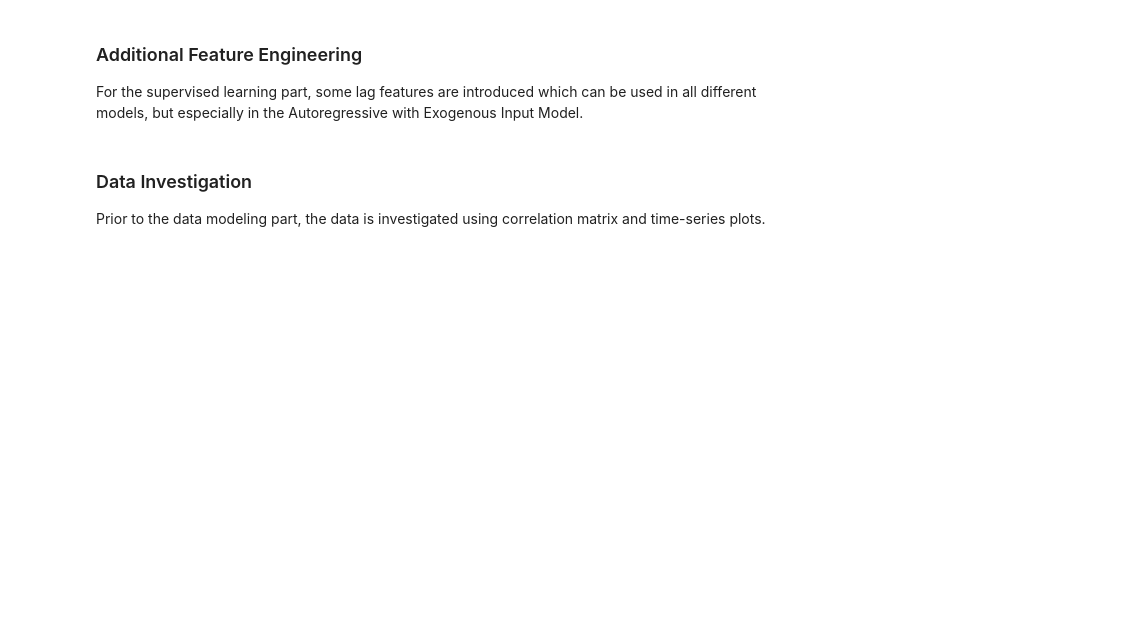
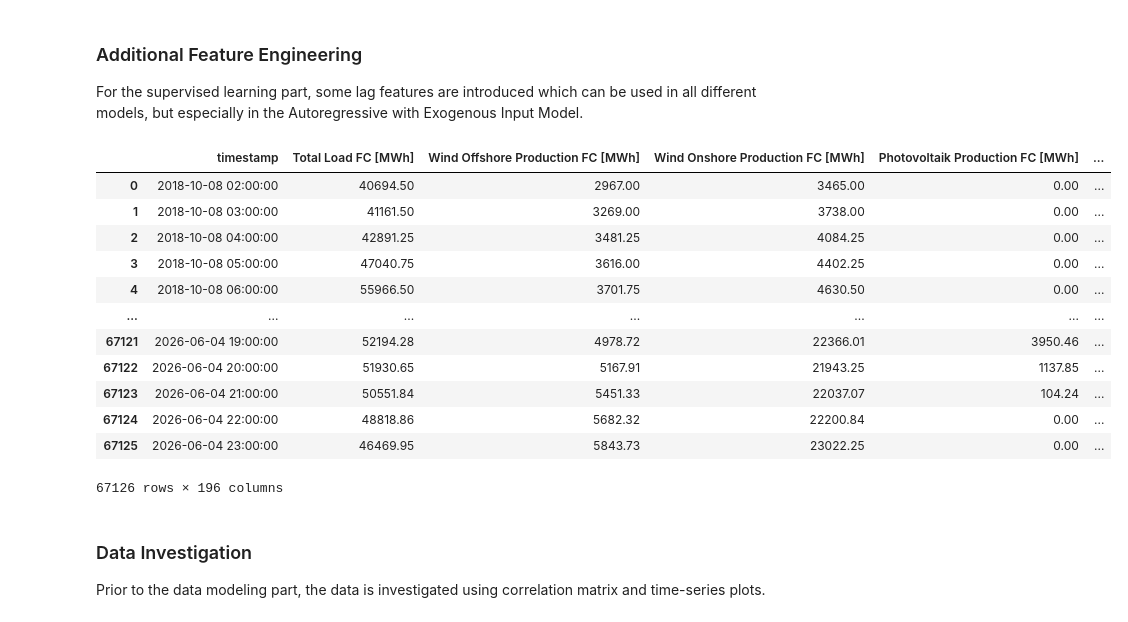
Before and after one commit to TimSchmale/dai-mission-group-T, a Jupyter notebook: notebook.ipynb, the cells around one changed output. Saved outputs shown, nothing was run; the diff lists cells and outputs as text; code cells hidden in the pictures; blank space fills up the shorter version.

```diff
--- a/notebook.ipynb
+++ b/notebook.ipynb
@@ -552,47 +632,69 @@ Take-Away:
 
 For the supervised learning part, some lag features are introduced which can be used in all different models, but especially in the Autoregressive with Exogenous Input Model.
 # %%
-# set column names for easier access
+# set column names
 timestamp_col = "timestamp"
 target_col = "Stabilized Day Ahead Price [EUR/MWh]"
 
-# prepare timestamp and sort data chronologically
+# prepare timestamp and sort
 df[timestamp_col] = pd.to_datetime(df[timestamp_col])
 df = df.sort_values(timestamp_col).reset_index(drop=True)
 
-# create lag features for the target variable (last 7 days = 7*24 hours)
-for t in range(1, 7 * 24 + 1):
-    df[f"h-{t}"] = df[target_col].shift(t)
-
-df["date"] = df[timestamp_col].dt.floor("D")
-
-# max and min of the target variable for each day (for the last 7 days)
-daily_stats = (
-    df.groupby("date")[target_col]
-    .agg(
-        daily_min="min",
-        daily_max="max"
-    )
-    .reset_index()
+# create hourly lag features (last 7 days)
+max_lag = 7 * 24
+lag_df = pd.concat(
+    {f"h-{t}": df[target_col].shift(t) for t in range(1, max_lag + 1)},
+    axis=1
 )
 
-# merge
-for d in range(1, 8):
-    temp = daily_stats.copy()
+# base df with lags
+df_base = pd.concat([df, lag_df], axis=1)
 
-    # shift date by d days to merge with the main df
-    temp["date"] = temp["date"] + pd.Timedelta(days=d)
+# extract date
+df_base["date"] = df_base[timestamp_col].dt.floor("D")
 
-    temp = temp.rename(columns={
-        "daily_min": f"min_d-{d}",
-        "daily_max": f"max_d-{d}"
-    })
+# daily min/max
+daily_stats = (
+    df_base.groupby("date")[target_col]
+    .agg(daily_min="min", daily_max="max")
+)
 
-    df = df.merge(temp, on="date", how="left")
+# shift daily stats (1–7 days)
+df_daily = pd.concat(
+    {
+        f"min_d-{d}": daily_stats["daily_min"].shift(d)
+        for d in range(1, 8)
+    }
+    |
+    {
+        f"max_d-{d}": daily_stats["daily_max"].shift(d)
+        for d in range(1, 8)
+    },
+    axis=1
+)
 
-# drop helper date column and rows with NaN values (first 7 days)
-df = df.drop(columns=["date"])
-df = df.dropna().reset_index(drop=True)
+# merge daily features
+df_final = df_base.merge(df_daily, left_on="date", right_index=True, how="left")
+
+# cleanup
+df_final = df_final.drop(columns=["date"])
+df_final = df_final.dropna().reset_index(drop=True)
+
+df_final
+# %% [output]
+|  | timestamp | Total Load FC [MWh] | Wind Offshore Production FC [MWh] | Wind Onshore Production FC [MWh] | Photovoltaik Production FC [MWh] | ... |
+| 0 | 2018-10-08 02:00:00 | 40694.50 | 2967.00 | 3465.00 | 0.00 | ... |
+| 1 | 2018-10-08 03:00:00 | 41161.50 | 3269.00 | 3738.00 | 0.00 | ... |
+| 2 | 2018-10-08 04:00:00 | 42891.25 | 3481.25 | 4084.25 | 0.00 | ... |
+| 3 | 2018-10-08 05:00:00 | 47040.75 | 3616.00 | 4402.25 | 0.00 | ... |
+| 4 | 2018-10-08 06:00:00 | 55966.50 | 3701.75 | 4630.50 | 0.00 | ... |
+| ... | ... | ... | ... | ... | ... | ... |
+| 67121 | 2026-06-04 19:00:00 | 52194.28 | 4978.72 | 22366.01 | 3950.46 | ... |
+| 67122 | 2026-06-04 20:00:00 | 51930.65 | 5167.91 | 21943.25 | 1137.85 | ... |
+| 67123 | 2026-06-04 21:00:00 | 50551.84 | 5451.33 | 22037.07 | 104.24 | ... |
+| 67124 | 2026-06-04 22:00:00 | 48818.86 | 5682.32 | 22200.84 | 0.00 | ... |
+| 67125 | 2026-06-04 23:00:00 | 46469.95 | 5843.73 | 23022.25 | 0.00 | ... |
+67126 rows × 196 columns
 # %% [markdown]
 ### Data Investigation
 
```
Also changed, not shown: parts of 18 cells of this notebook, 7 other files.
